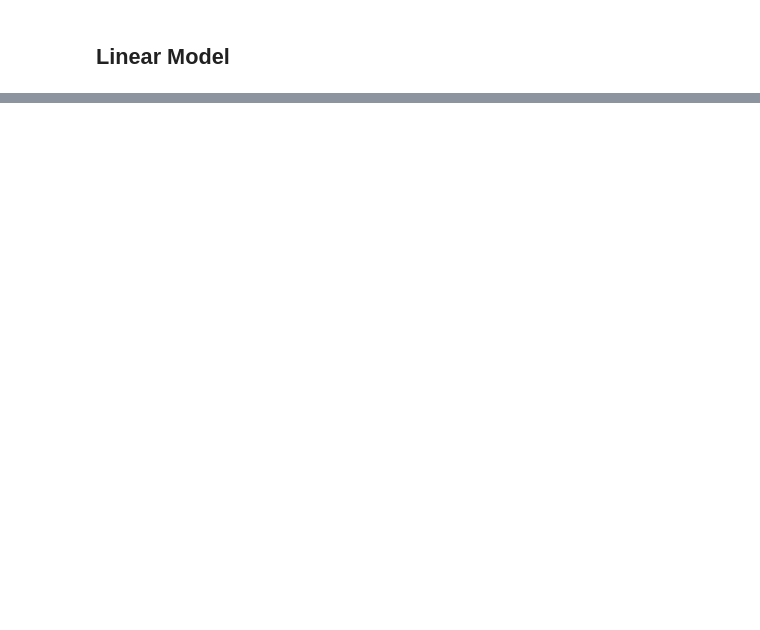
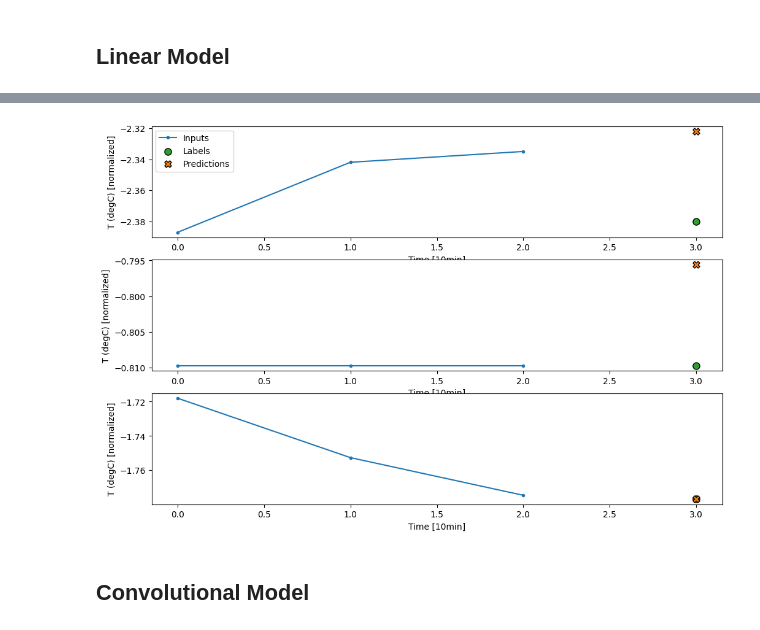
Before and after one commit to kevin-eschbach/data_safari, a Jupyter notebook: intro_ts_forecasting/weather_forecast.ipynb, the cells around one changed output, grey strips where cells are left out. Cells and saved outputs as stored; diff of their text form; code cells hidden in the pictures; blank space fills up the shorter version.

```diff
--- a/intro_ts_forecasting/weather_forecast.ipynb
+++ b/intro_ts_forecasting/weather_forecast.ipynb
@@ -454,0 +537,6 @@ _ = ax.set_xticklabels(train_df.columns, rotation=90)
+# %%
+conv_window.plot(multi_step_dense)
+# %% [output]
+[figure, added]
+# %% [markdown]
+## Convolutional Model
```
Also changed, not shown: parts of 68 cells of this notebook.
